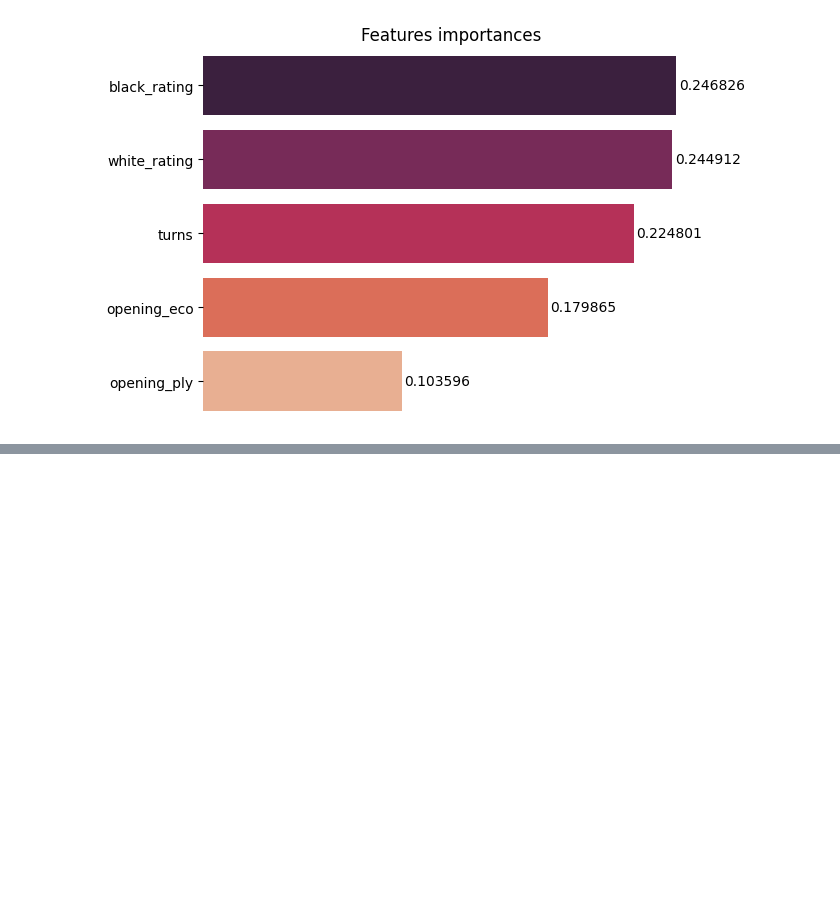
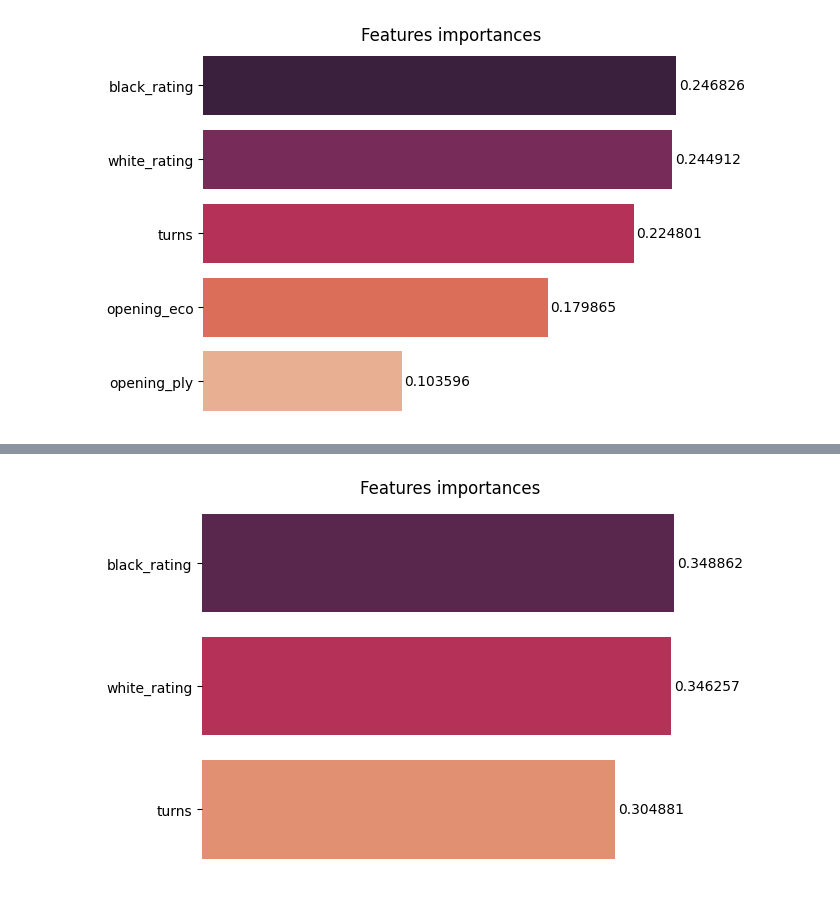
Before and after one commit to robinmoon2/AI_Application_HY, a Jupyter notebook: Chess_Project/Elite_MlPrediction.ipynb, the cells around one changed output, grey strips where cells are left out. Drawn from its saved outputs; the diff is of its cells as text; code cells hidden in the pictures; blank space fills up the shorter version.

```diff
--- a/Chess_Project/Elite_MlPrediction.ipynb
+++ b/Chess_Project/Elite_MlPrediction.ipynb
@@ -223,0 +274,4 @@ featuresImportancesDisplay(rfc)
+# %%
+featuresImportancesDisplay(rfc)
+# %% [output]
+[figure, added]
```
Also changed, not shown: parts of 7 cells of this notebook, 1 other file.
